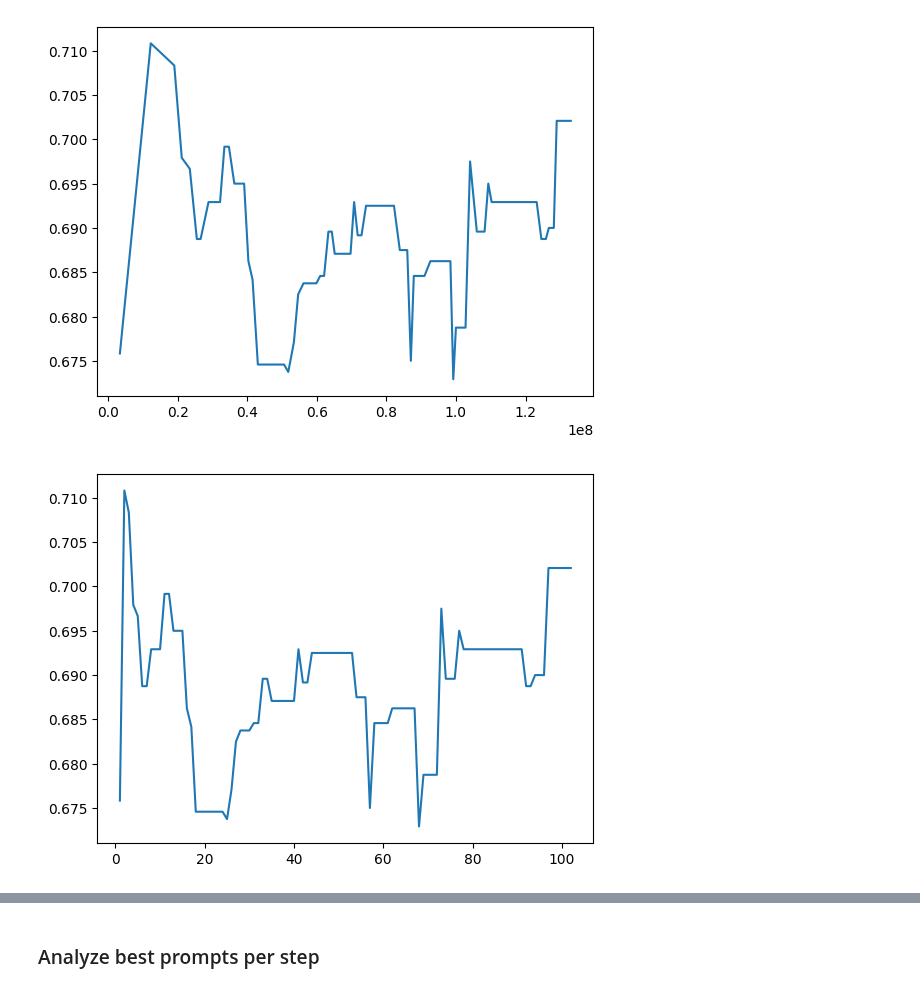
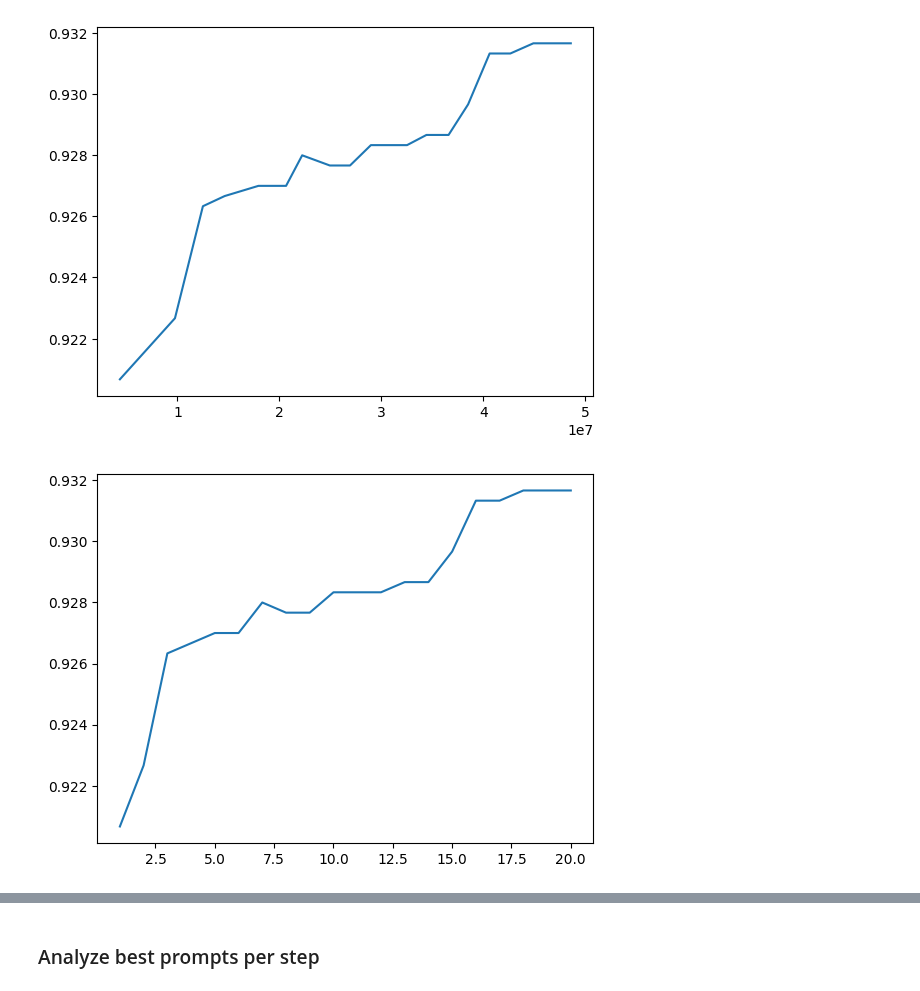
Before and after one commit to finitearth/capo, a Jupyter notebook: notebooks/results_analysis.ipynb, the cells around one changed output, grey strips where cells are left out. Saved outputs shown, nothing was run; the diff lists cells and outputs as text; code cells hidden in the pictures.

```diff
--- a/notebooks/results_analysis.ipynb
+++ b/notebooks/results_analysis.ipynb
@@ -1,5 +1,5 @@
 # %%
-path = "../results/agnews/qwen/CAPO/seed42/benchmark_experiment_agnews_qwen_CAPO_42/e19f5c4e2f38dd10a215ef55aac0fc972763e33d51ebaa2680a98b5576446032/step_results.parquet"
+path = "../results/copa/llama/CAPO/seed42/**/step_results.parquet"
 # %%
 import matplotlib.pyplot as plt
 import pandas as pd
@@ -6,5 +7,5 @@ import pandas as pd
 # %%
-df = pd.read_parquet(path)
+df = pd.read_parquet(glob(path, recursive=True)[0])
 df
 # %% [output]
 |  | step | timestamp | time_elapsed | score | prompt | input_tokens_meta_llm | output_tokens_meta_llm | ... |
@@ -114,16 +135,16 @@ plt.bar(df_grouped["step"], df_grouped["total_tokens"]);
 # %%
 # plot token count vs step and adapt y-axis to min and max
-column = "test_score"
+column = "score"
 plt.plot(df_grouped["total_tokens"], df_grouped[column])
 plt.show();
 # %% [output]
-[figure, old version]
+[figure, new version]
 # %%
 # plot token count vs step and adapt y-axis to min and max
-column = "test_score"
+column = "score"
 plt.plot(df_grouped["step"], df_grouped[column])
 plt.show();
 # %% [output]
-[figure, old version]
+[figure, new version]
 # %%
 # x_axis => step, y_axis => worst_score, mean_score, best_score
```
Also changed, not shown: parts of 16 cells of this notebook, 1 other file.
